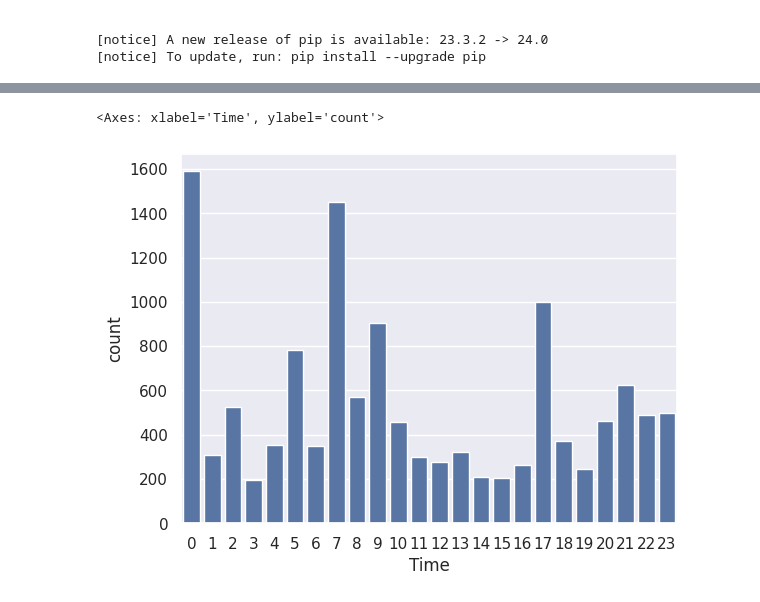
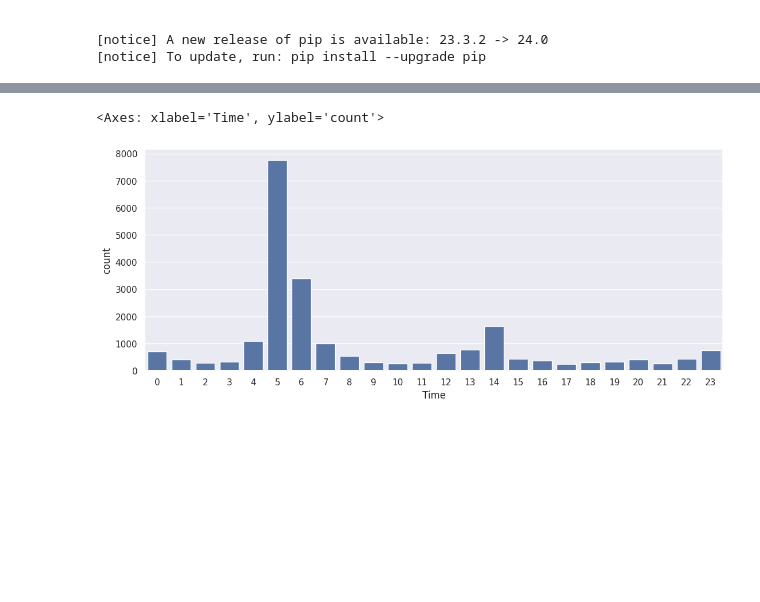
Before and after one commit to ysthakur/hacs202-ssh-hp, a Jupyter notebook: imhungry.ipynb, the cells around one changed output, grey strips where cells are left out. Saved outputs shown, nothing was run; the diff lists cells and outputs as text; code cells hidden in the pictures; blank space fills up the shorter version.

```diff
--- a/imhungry.ipynb
+++ b/imhungry.ipynb
@@ -22,9 +22,35 @@ Requirement already satisfied: six>=1.5 in /home/ysthakur/.virtualenvs/praw-play
 # %%
 import pandas as pd
 import seaborn as sns
+from matplotlib import pyplot as plt
+import datetime
 
 sns.set_theme()
 
 yash_ip = "10.104.168.213" # I (Yash) logged in
+
+START_DATE = datetime.datetime(2024, 4, 23)
+
+TIME_COL = "Time"
+IP_COL = "IP"
+DATE_COL = "Date"
+# %%
+def filter_date(df: pd.DataFrame):
+    return df[df[TIME_COL].map(lambda dt: START_DATE < dt)]
+
+
+def setup_df(df: pd.DataFrame):
+    # Remove the rows where I logged in
+
+    # Sort by time
+    df = df[df[IP_COL] != yash_ip]
+    df = df.sort_values(by=TIME_COL)
+    df = df.reset_index(drop=True)
+
+    # Add Date column
+    df = df.copy()
+    df[DATE_COL] = df[TIME_COL].map(lambda dt: dt.strftime("%m/%d"))
+
+    return df
 # %%
 logins = pd.read_csv(
@@ -55,8 +77,7 @@ logins
 login_attempts = pd.read_csv(
     "data/login_attempts.txt",
     sep=";",
-    names=["Time", "IP", "method", "Name", "Password"],
-    dtype={ "Name": "str", "Password": "str" },
+    names=[TIME_COL, IP_COL, "method", "Name", "Password"],
     parse_dates=["Time"],
     # MITM doesn't wrap passwords with semicolons in them in quotes
     on_bad_lines=lambda lines: (
@@ -64,9 +85,15 @@ login_attempts = pd.read_csv(
     ),
     engine="python",
 )
-logins = logins[logins["IP"] != yash_ip]
+
 login_attempts.drop("method", axis=1, inplace=True)
-login_attempts["Date"] = login_attempts["Time"].map(lambda dt: dt.strftime("%m/%d"))
+
+login_attempts["Name"] = login_attempts["Name"].apply(str)
+login_attempts["Password"] = login_attempts["Password"].apply(str)
+
+login_attempts = filter_date(login_attempts)
+login_attempts = setup_df(login_attempts)
+
 login_attempts
 # %% [output]
 |  | Time | IP | Name | Password | Date |
@@ -193,6 +247,8 @@ g.set_xticklabels(g.get_xticklabels(), rotation=30)
 # %%
-times_of_day = login_attempts["Time"].apply(lambda dt: dt.hour)
+times_of_day = login_attempts[TIME_COL].apply(lambda dt: dt.hour)
+
+plt.figure(figsize=(13, 5))
 sns.barplot(data=times_of_day.value_counts())
 # %% [output]
 <Axes: xlabel='Time', ylabel='count'>
-[figure, old version]
+[figure, new version]
```
Also changed, not shown: parts of 12 cells of this notebook.
